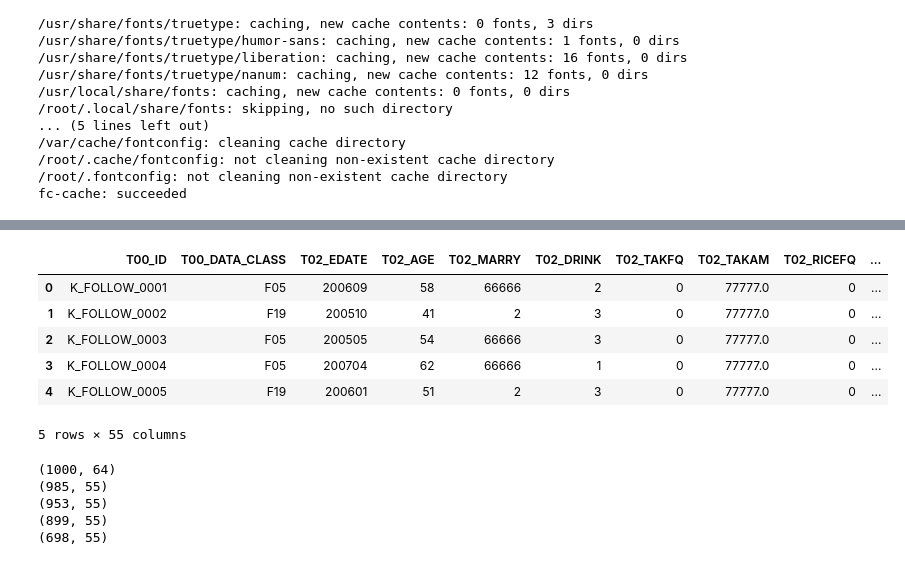
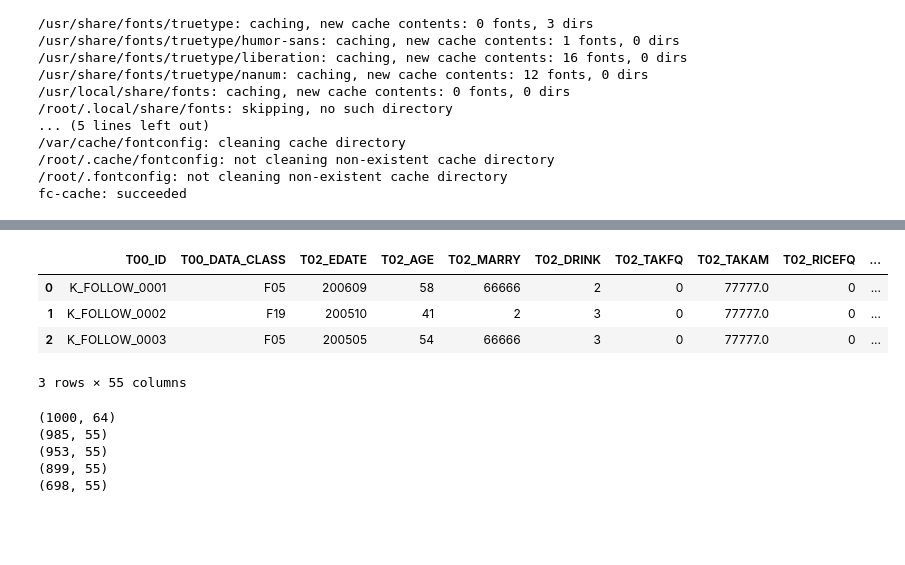
Before and after one commit to JOyongho4/DARTB4, a Jupyter notebook: KoreanHealthRecords.ipynb, the cells around one changed output, grey strips where cells are left out. Cells and saved outputs as stored; diff of their text form; code cells hidden in the pictures; blank space fills up the shorter version.

```diff
--- a/KoreanHealthRecords.ipynb
+++ b/KoreanHealthRecords.ipynb
@@ -66,13 +64,11 @@ R1.head()
 # %%
-R2.head()
+R2.head(3)
 # %% [output]
 |  | T00_ID | T00_DATA_CLASS | T02_EDATE | T02_AGE | T02_MARRY | T02_DRINK | T02_TAKFQ | T02_TAKAM | T02_RICEFQ | ... |
 | 0 | K_FOLLOW_0001 | F05 | 200609 | 58 | 66666 | 2 | 0 | 77777.0 | 0 | ... |
 | 1 | K_FOLLOW_0002 | F19 | 200510 | 41 | 2 | 3 | 0 | 77777.0 | 0 | ... |
 | 2 | K_FOLLOW_0003 | F05 | 200505 | 54 | 66666 | 3 | 0 | 77777.0 | 0 | ... |
-| 3 | K_FOLLOW_0004 | F05 | 200704 | 62 | 66666 | 1 | 0 | 77777.0 | 0 | ... |
-| 4 | K_FOLLOW_0005 | F19 | 200601 | 51 | 2 | 3 | 0 | 77777.0 | 0 | ... |
-5 rows × 55 columns
+3 rows × 55 columns
 # %%
 # 행열 개수 확인
 print(R1.shape)
```
Also changed, not shown: parts of 32 cells of this notebook.
